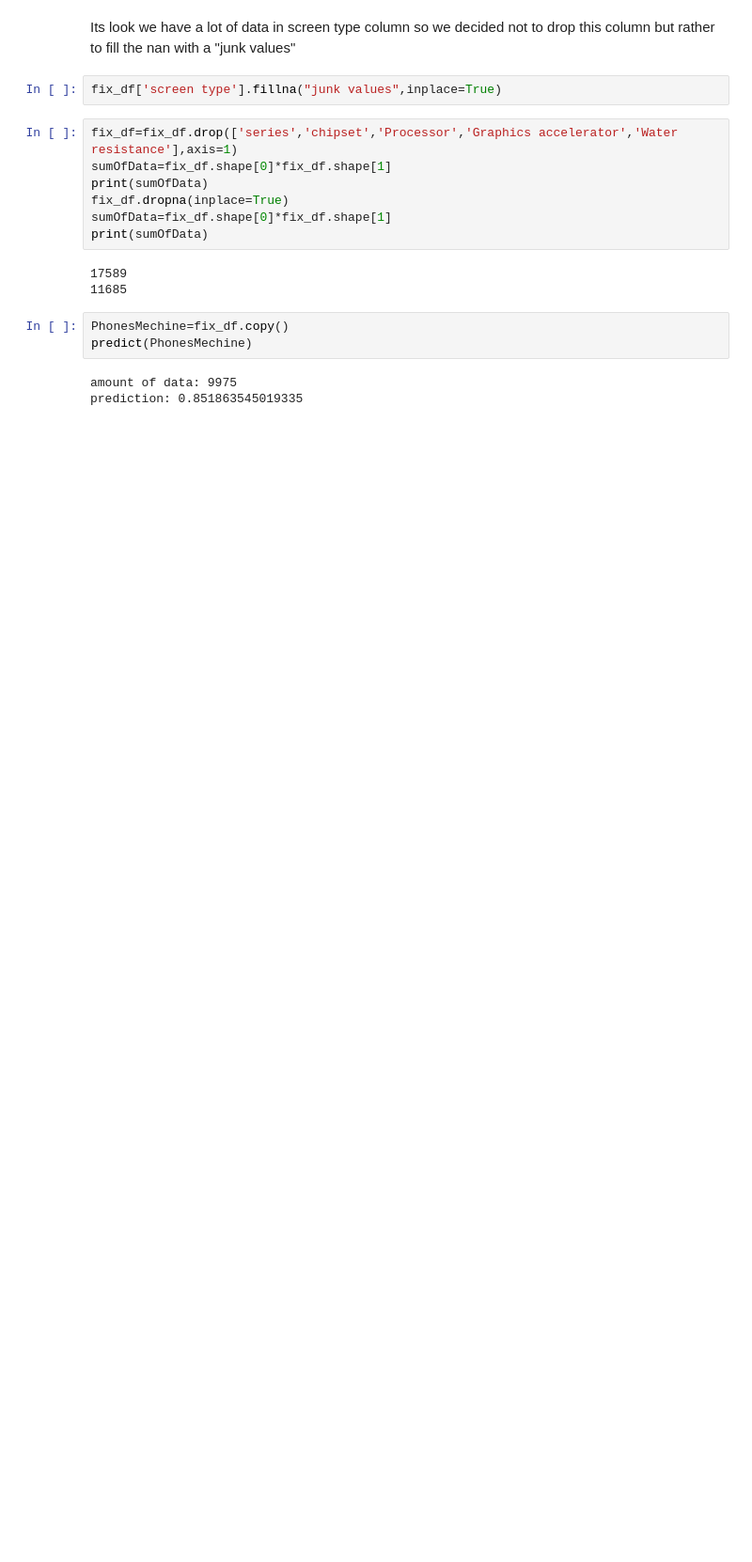
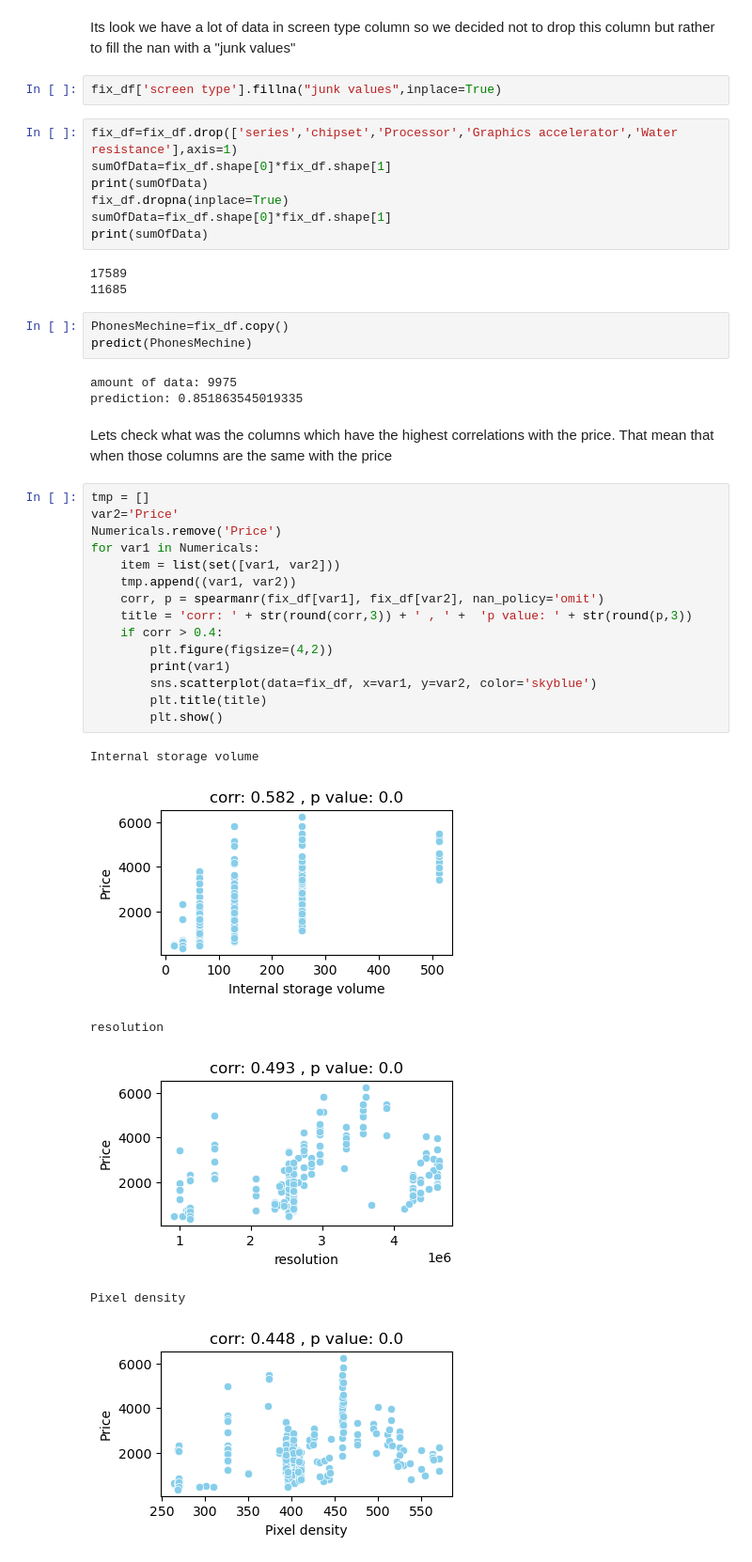
Before and after one commit to Davidtal1/PhoneProjects, a Jupyter notebook: PhonesProject.ipynb, the cells around one changed output. Shown at 94% size. Saved outputs shown, nothing was run; the diff lists cells and outputs as text; blank space fills up the shorter version.

Commit message:
After last correlation

```diff
--- a/PhonesProject.ipynb
+++ b/PhonesProject.ipynb
@@ -857,3 +858,28 @@ predict(PhonesMechine)
 # %% [output]
 amount of data: 9975
 prediction: 0.851863545019335
+# %% [markdown]
+Lets check what was the columns which have the highest correlations with the price.
+That mean that when those columns are the same with the price
+# %%
+tmp = []
+var2='Price'
+Numericals.remove('Price')
+for var1 in Numericals:
+    item = list(set([var1, var2]))
+    tmp.append((var1, var2))
+    corr, p = spearmanr(fix_df[var1], fix_df[var2], nan_policy='omit')
+    title = 'corr: ' + str(round(corr,3)) + ' , ' +  'p value: ' + str(round(p,3))
+    if corr > 0.4:
+        plt.figure(figsize=(4,2))
+        print(var1)
+        sns.scatterplot(data=fix_df, x=var1, y=var2, color='skyblue')
+        plt.title(title)
+        plt.show()
+# %% [output]
+Internal storage volume
+[figure, added]
+resolution
+[figure, added]
+Pixel density
+[figure, added]
```
Also changed, not shown: parts of 3 cells of this notebook.
